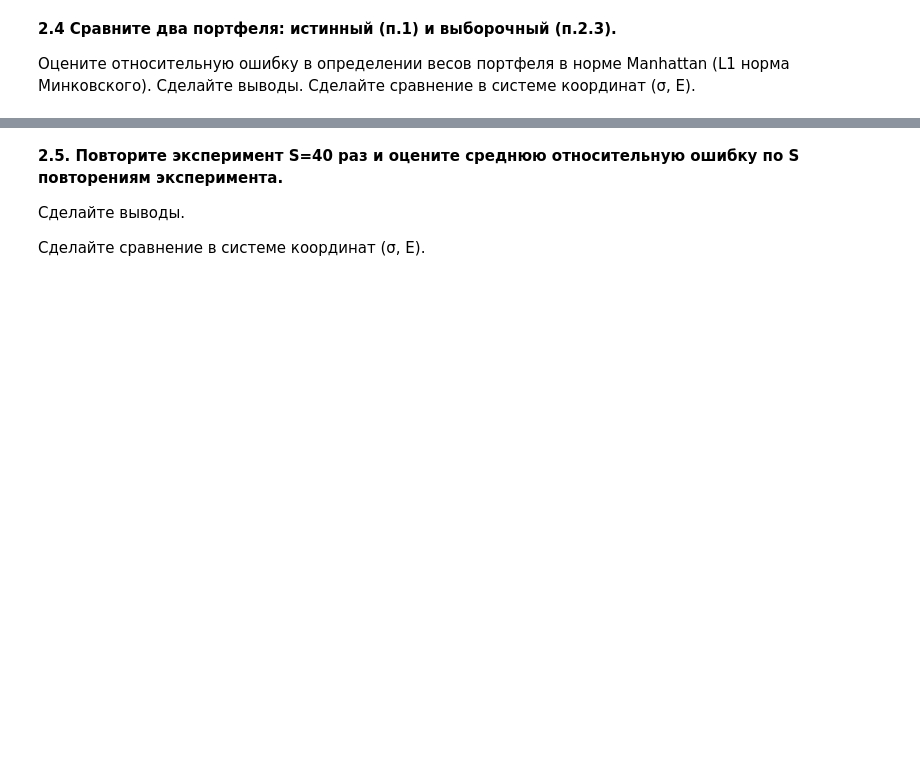
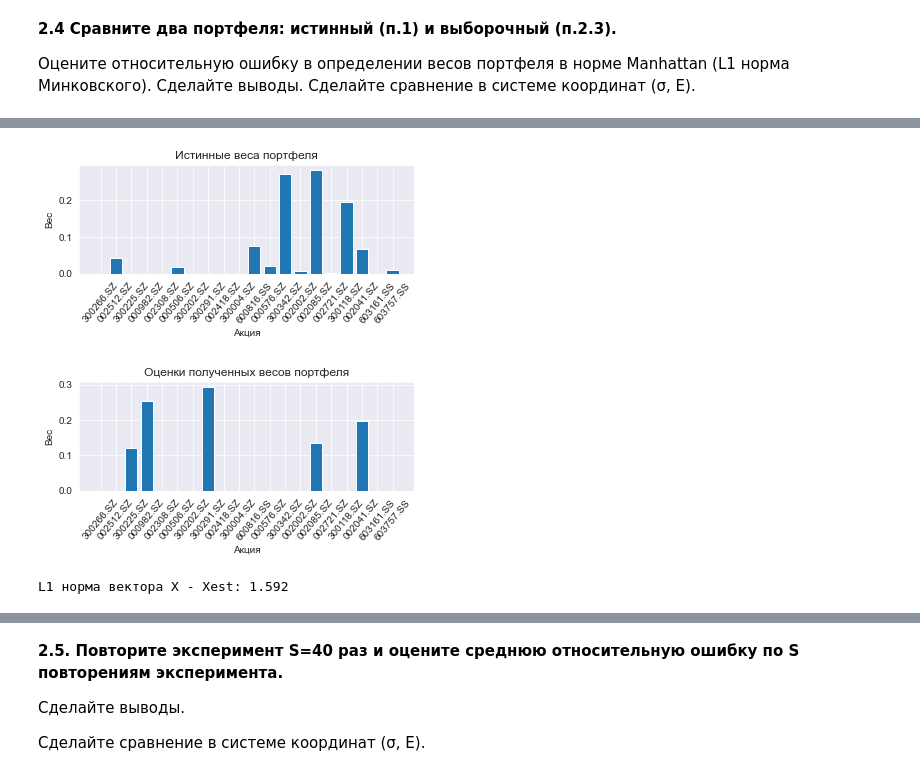
Before and after one commit to CodeSopranos/lab-3-financial-operations, a Jupyter notebook: report.ipynb, the cells around one changed output, grey strips where cells are left out. Drawn from its saved outputs; the diff is of its cells as text; code cells hidden in the pictures; blank space fills up the shorter version.

```diff
--- a/report.ipynb
+++ b/report.ipynb
@@ -255,3 +254,7 @@ pass
 **2.1. Задайте число наблюдений T=30.**
 
 С помощью генератора многомерного нормального распределения создайте выборку размера Т из нормального распределения с вектором математических ожиданий  E=(E1, E2, …, EN) и матрицей ковариаций (σi,j).
+# %%
+T = 30
+r_matrix_gen = np.random.multivariate_normal(mean_vec, cov_matrix, T)
+r_matrix_gen.shape
@@ -259,0 +265,4 @@ pass
+# %%
+mean_vec_est = np.mean(r_matrix_gen, axis=0)
+cov_matrix_est = np.cov(r_matrix_gen.T)
+mean_vec_est.shape, cov_matrix_est.shape
@@ -266,4 +302,6 @@ pass
 (т.е. найдите выборочный оптимальный портфель с отношением к риску, равным b). Найдите и зафиксируйте веса портфеля и значение целевой функции.
+# %%
+X_est = optimize_portfolio(r_matrix_gen, mean_vec_est, cov_matrix_est, b, bounds=((0, 1),))
 # %% [markdown]
 **2.4 Сравните два портфеля: истинный (п.1) и выборочный (п.2.3).**
 
@@ -270,0 +325,14 @@ pass
+# %%
+plot_weights_histogram(X, selected20)
+plt.title('Истинные веса портфеля')
+plt.show()
+plot_weights_histogram(X_est, selected20)
+plt.title('Оценки полученных весов портфеля')
+pass
+# %% [output]
+[figure, added]
+[figure, added]
+# %%
+print('L1 норма вектора X - Xest:', np.around(np.linalg.norm(X - X_est, ord=1), 3))
+# %% [output]
+L1 норма вектора X - Xest: 1.592
```
Also changed, not shown: parts of 30 cells of this notebook.
